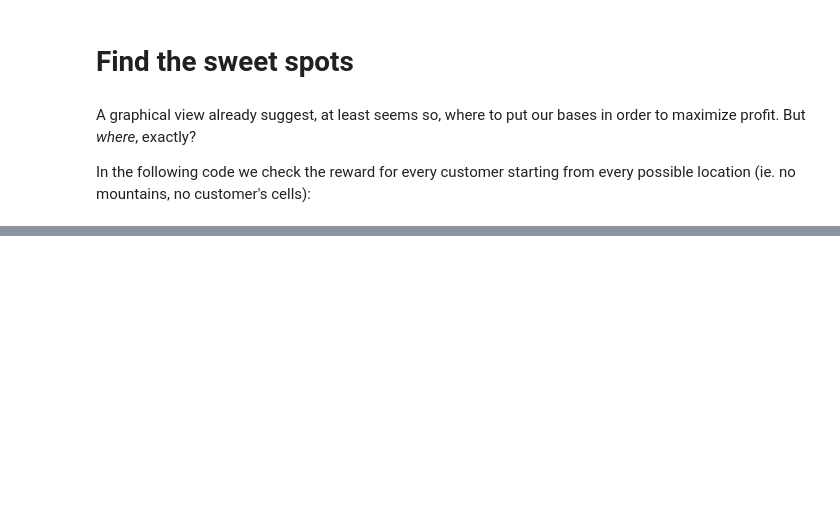
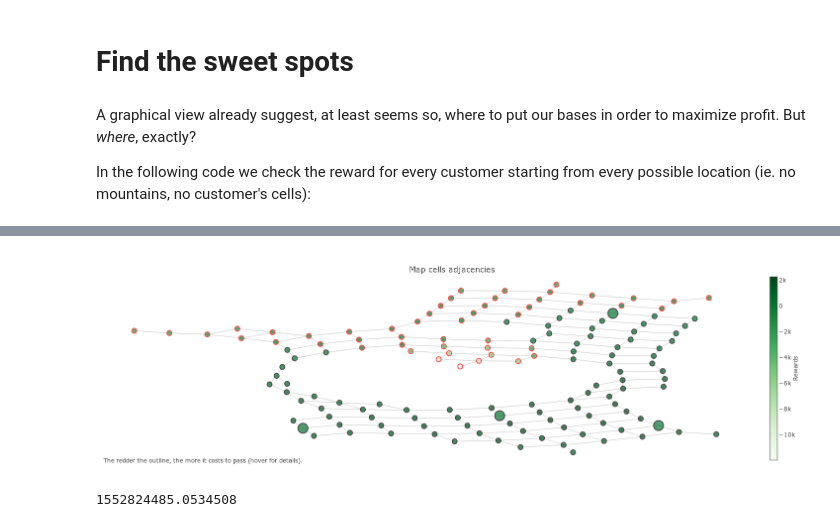
Before and after one commit to aogier/aogier.github.io, a Jupyter notebook: content/reply-cc-2019.ipynb, the cells around one changed output, grey strips where cells are left out. Cells and saved outputs as stored; diff of their text form; code cells hidden in the pictures; blank space fills up the shorter version.

```diff
--- a/content/reply-cc-2019.ipynb
+++ b/content/reply-cc-2019.ipynb
@@ -255,0 +306,24 @@ G.node[(2,1)]
+# %%
+%%time
+
+def get_weight(u, v, data):
+    return G.nodes[v]['cost']
+
+
+distances = nx.all_pairs_dijkstra_path(G, weight=get_weight)
+
+for node, distance in distances:
+    for customer, cdata in customers.items():
+        if customer not in distance:
+            # todo
+            continue
+
+        path = distance[customer][1:]
+        cost = 0
+        for hop in path:
+            cost += G.nodes[hop]['cost']
+        reward = cdata['reward'] - cost
+#         print(f'{node} -> {customer}: {reward} {path}')
+        nx.set_node_attributes(G, {node:
+                                   {customer: {'reward': reward,
+                                               'path': path}}})
@@ -255,0 +417,9 @@ G.node[(2,1)]
+# %%
+py.iplot(fig, filename='networkx')
+# %% [output]
+[figure, added]
+# %%
+import time
+time.time()
+# %% [output]
+1552824485.0534508
```
Also changed, not shown: parts of 10 cells of this notebook.
